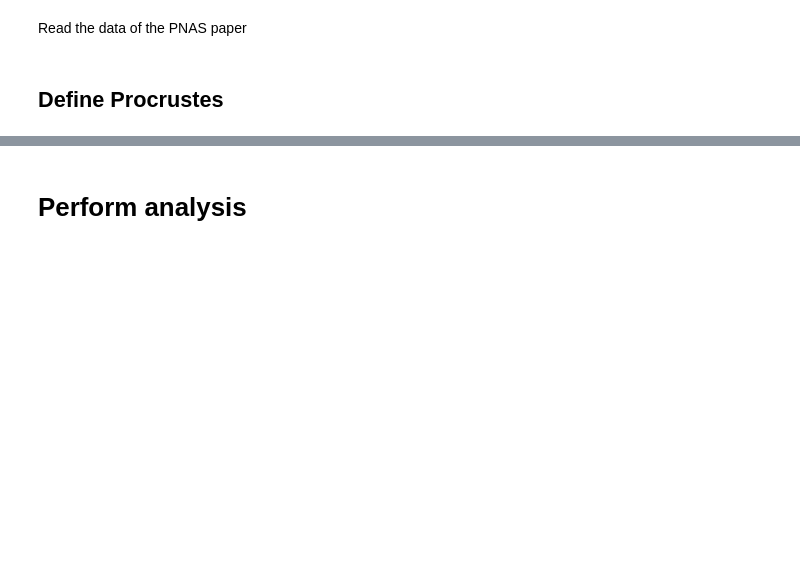
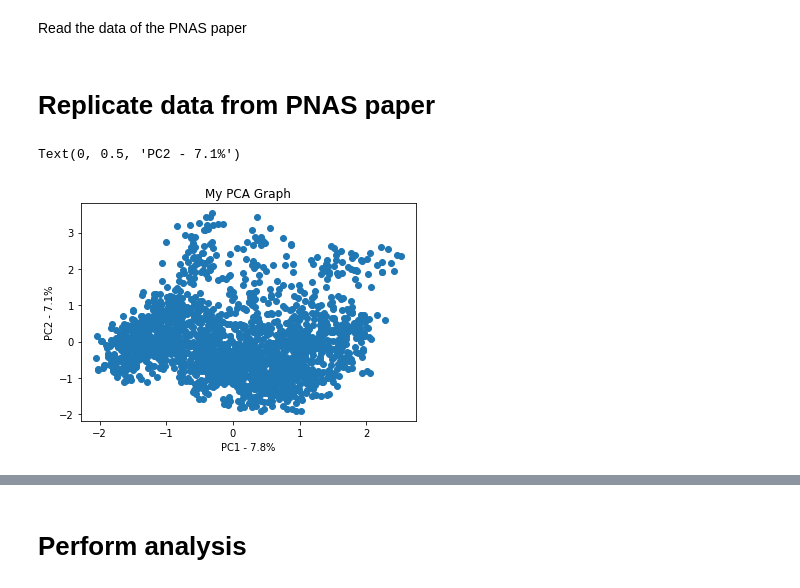
Before and after one commit to camoalon/language_genes, a Jupyter notebook: PCA.ipynb, the cells around one changed output, grey strips where cells are left out. Drawn from its saved outputs; the diff is of its cells as text; code cells hidden in the pictures; blank space fills up the shorter version.

```diff
--- a/PCA.ipynb
+++ b/PCA.ipynb
@@ -42,7 +157,6 @@ Read the data of the PNAS paper
 
 paper = pd.read_csv('pnas.1424033112.sd01.txt', skiprows = 17, sep = "\t", header = None)
 
-coordinates_paper = paper.iloc[:,7:9]
-phonemes_paper = paper.iloc[:,9:-1]
+coordinates_paper = paper[7:9]
+phonemes_paper = paper.iloc[:,9:737]
+continents_paper = paper[6]
-# %% [markdown]
-## Define Procrustes
@@ -159,0 +163,13 @@ def procrustes(X, Y, scaling=True, reflection='best'):
+# %% [markdown]
+# Replicate data from PNAS paper
+# %%
+pca = PCA()
+pca.fit(phonemes_paper)
+pca_data = pca.transform(phonemes_paper)
+
+per_var = np.round(pca.explained_variance_ratio_* 100, decimals=1)
+labels = ['PC' + str(x) for x in range(1, len(per_var)+1)]
+
+phonemes_paper_pca = pd.DataFrame(pca_data, columns=labels)
+
+phonemes_paper_pc = pd.DataFrame([phonemes_paper_pca.PC1, phonemes_paper_pca.PC2]).T
@@ -159,0 +178,8 @@ def procrustes(X, Y, scaling=True, reflection='best'):
+# %%
+plt.scatter(phonemes_paper_pc['PC1'], phonemes_paper_pc['PC2'])
+plt.title('My PCA Graph')
+plt.xlabel('PC1 - {0}%'.format(per_var[0]))
+plt.ylabel('PC2 - {0}%'.format(per_var[1]))
+# %% [output]
+Text(0, 0.5, 'PC2 - 7.1%')
+[figure, added]
```
Also changed, not shown: parts of 7 cells of this notebook.
